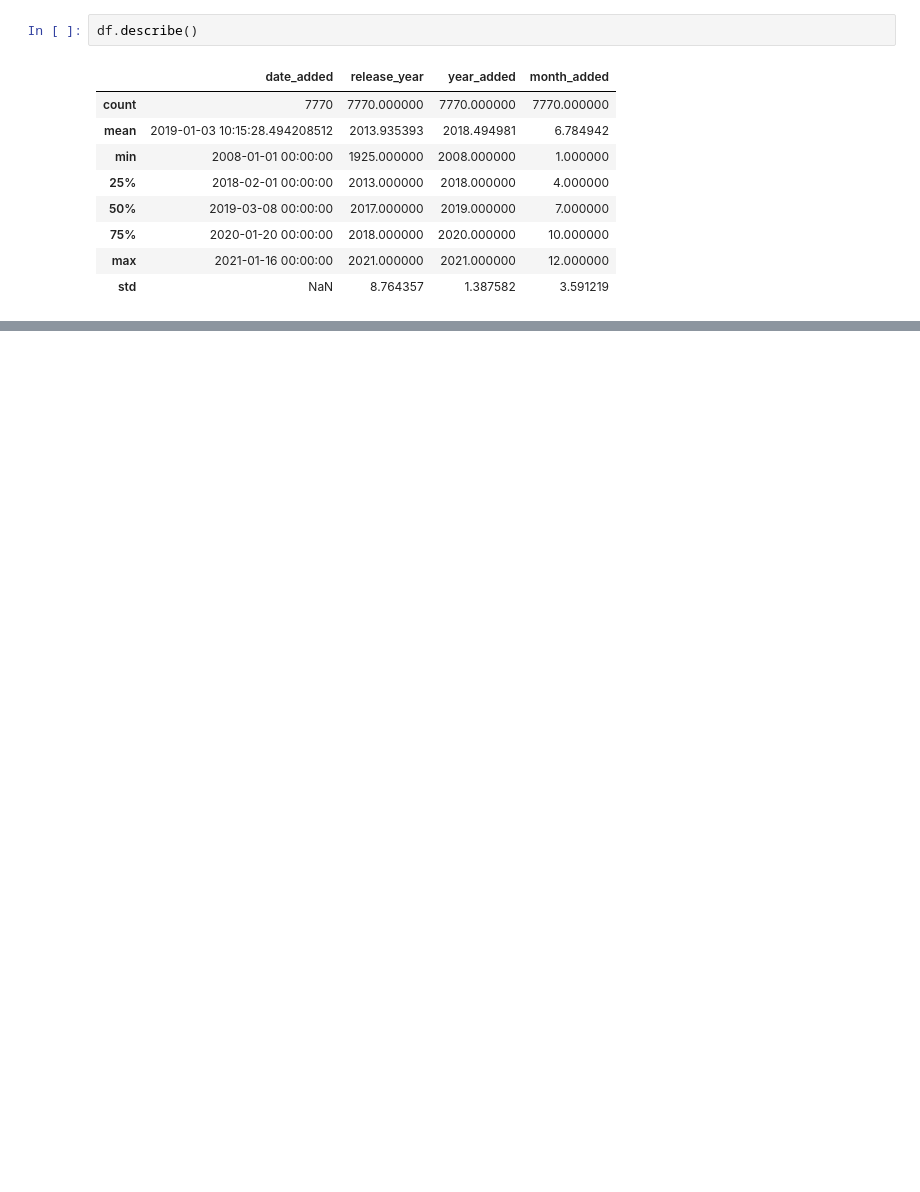
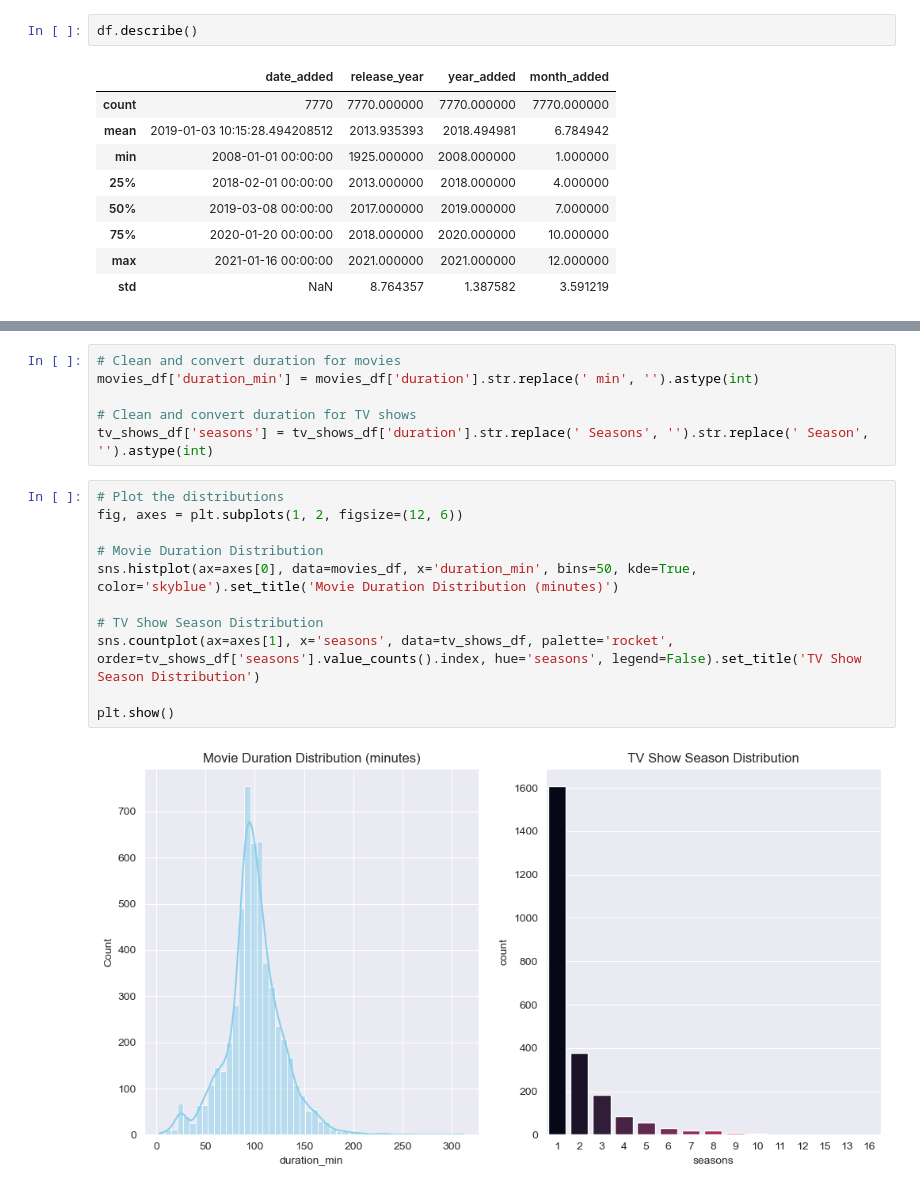
Before and after one commit to manshagupta217/Netflix-Content-Strategy-Analysis, a Jupyter notebook: notebooks/Netflix_Analysis.ipynb, the cells around one changed output, grey strips where cells are left out. Saved outputs shown, nothing was run; the diff lists cells and outputs as text; blank space fills up the shorter version.

```diff
--- a/notebooks/Netflix_Analysis.ipynb
+++ b/notebooks/Netflix_Analysis.ipynb
@@ -203,0 +286,19 @@ df.describe()
+# %%
+# Clean and convert duration for movies
+movies_df['duration_min'] = movies_df['duration'].str.replace(' min', '').astype(int)
+
+# Clean and convert duration for TV shows
+tv_shows_df['seasons'] = tv_shows_df['duration'].str.replace(' Seasons', '').str.replace(' Season', '').astype(int)
+# %%
+# Plot the distributions
+fig, axes = plt.subplots(1, 2, figsize=(12, 6))
+
+# Movie Duration Distribution
+sns.histplot(ax=axes[0], data=movies_df, x='duration_min', bins=50, kde=True, color='skyblue').set_title('Movie Duration Distribution (minutes)')
+
+# TV Show Season Distribution
+sns.countplot(ax=axes[1], x='seasons', data=tv_shows_df, palette='rocket', order=tv_shows_df['seasons'].value_counts().index, hue='seasons', legend=False).set_title('TV Show Season Distribution')
+
+plt.show()
+# %% [output]
+[figure, added]
```
Also changed, not shown: parts of 25 cells of this notebook.
